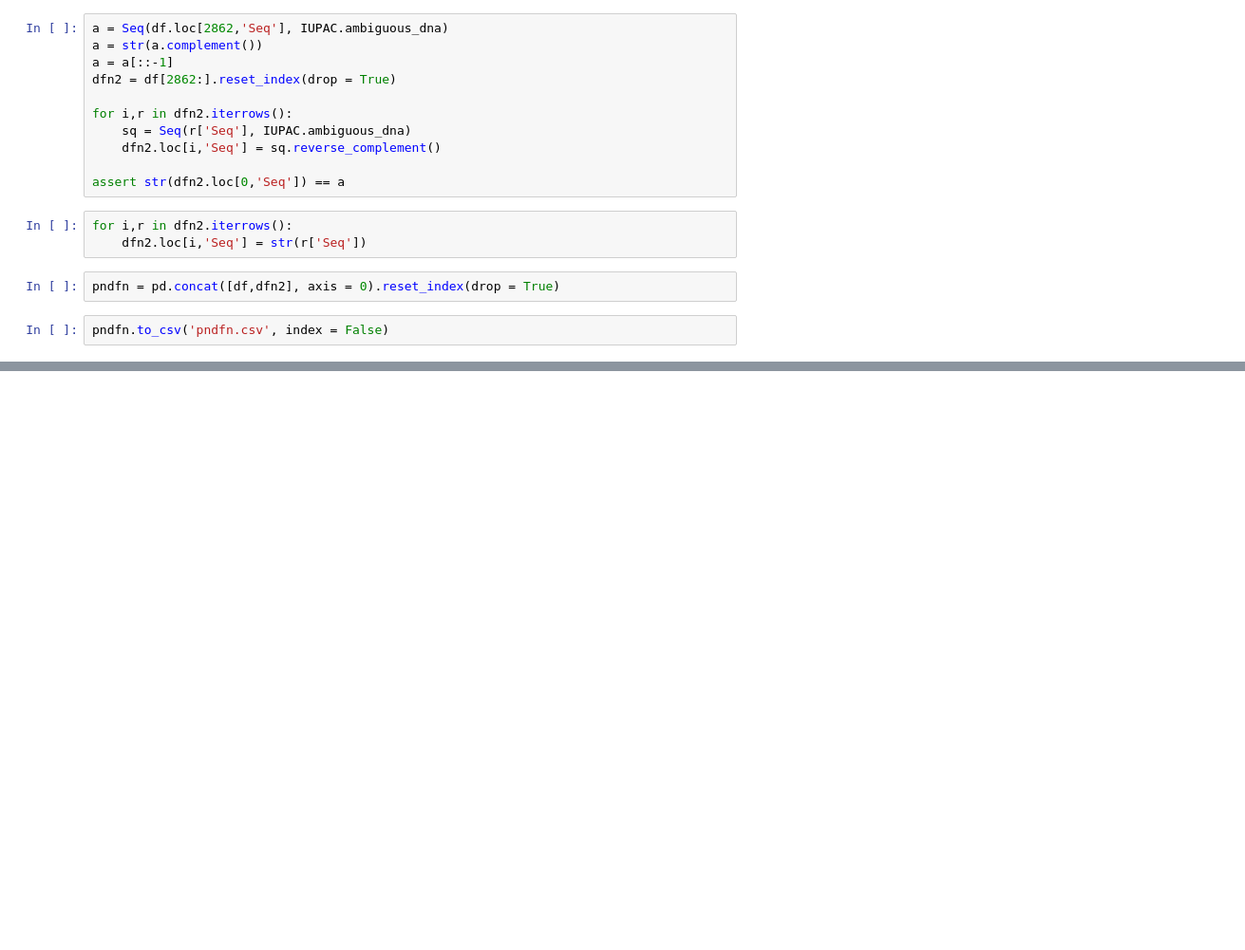
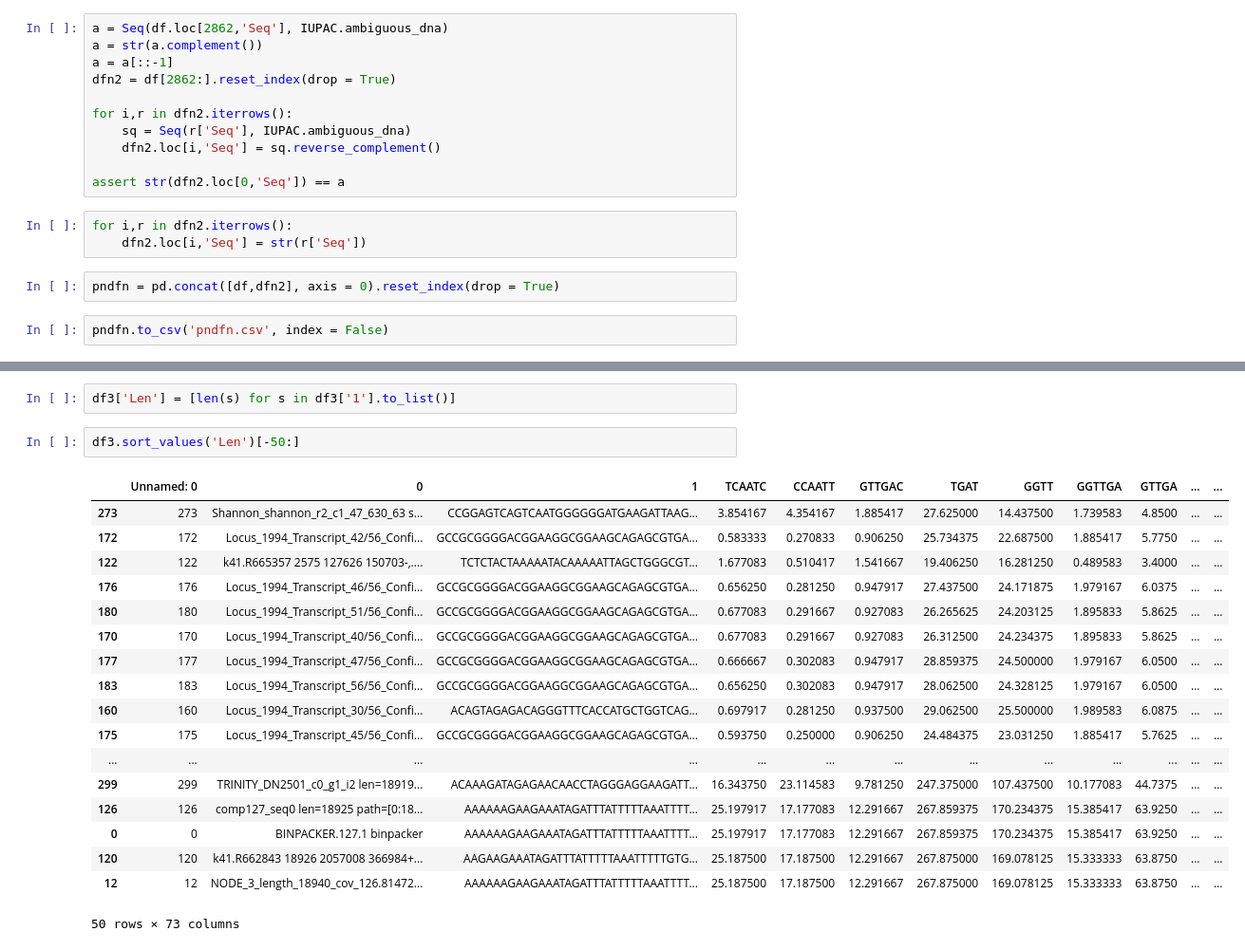
Before and after one commit to DeadlineWasYesterday/V-Classifier, a Jupyter notebook: Combine and label gb entries.ipynb, the cells around one changed output, grey strips where cells are left out. Shown at 95% size. Cells and saved outputs as stored; diff of their text form; blank space fills up the shorter version.

```diff
--- a/Combine and label gb entries.ipynb
+++ b/Combine and label gb entries.ipynb
@@ -854,0 +910,23 @@ pndfn.to_csv('pndfn.csv', index = False)
+# %%
+df3['Len'] = [len(s) for s in df3['1'].to_list()]
+# %%
+df3.sort_values('Len')[-50:]
+# %% [output]
+|  | Unnamed: 0 | 0 | 1 | TCAATC | CCAATT | GTTGAC | TGAT | GGTT | GGTTGA | GTTGA | ... | ... |
+| 273 | 273 | Shannon_shannon_r2_c1_47_630_63 s... | CCGGAGTCAGTCAATGGGGGGATGAAGATTAAG... | 3.854167 | 4.354167 | 1.885417 | 27.625000 | 14.437500 | 1.739583 | 4.8500 | ... | ... |
+| 172 | 172 | Locus_1994_Transcript_42/56_Confi... | GCCGCGGGGACGGAAGGCGGAAGCAGAGCGTGA... | 0.583333 | 0.270833 | 0.906250 | 25.734375 | 22.687500 | 1.885417 | 5.7750 | ... | ... |
+| 122 | 122 | k41.R665357 2575 127626 150703-,.... | TCTCTACTAAAAATACAAAAATTAGCTGGGCGT... | 1.677083 | 0.510417 | 1.541667 | 19.406250 | 16.281250 | 0.489583 | 3.4000 | ... | ... |
+| 176 | 176 | Locus_1994_Transcript_46/56_Confi... | GCCGCGGGGACGGAAGGCGGAAGCAGAGCGTGA... | 0.656250 | 0.281250 | 0.947917 | 27.437500 | 24.171875 | 1.979167 | 6.0375 | ... | ... |
+| 180 | 180 | Locus_1994_Transcript_51/56_Confi... | GCCGCGGGGACGGAAGGCGGAAGCAGAGCGTGA... | 0.677083 | 0.291667 | 0.927083 | 26.265625 | 24.203125 | 1.895833 | 5.8625 | ... | ... |
+| 170 | 170 | Locus_1994_Transcript_40/56_Confi... | GCCGCGGGGACGGAAGGCGGAAGCAGAGCGTGA... | 0.677083 | 0.291667 | 0.927083 | 26.312500 | 24.234375 | 1.895833 | 5.8625 | ... | ... |
+| 177 | 177 | Locus_1994_Transcript_47/56_Confi... | GCCGCGGGGACGGAAGGCGGAAGCAGAGCGTGA... | 0.666667 | 0.302083 | 0.947917 | 28.859375 | 24.500000 | 1.979167 | 6.0500 | ... | ... |
+| 183 | 183 | Locus_1994_Transcript_56/56_Confi... | GCCGCGGGGACGGAAGGCGGAAGCAGAGCGTGA... | 0.656250 | 0.302083 | 0.947917 | 28.062500 | 24.328125 | 1.979167 | 6.0500 | ... | ... |
+| 160 | 160 | Locus_1994_Transcript_30/56_Confi... | ACAGTAGAGACAGGGTTTCACCATGCTGGTCAG... | 0.697917 | 0.281250 | 0.937500 | 29.062500 | 25.500000 | 1.989583 | 6.0875 | ... | ... |
+| 175 | 175 | Locus_1994_Transcript_45/56_Confi... | GCCGCGGGGACGGAAGGCGGAAGCAGAGCGTGA... | 0.593750 | 0.250000 | 0.906250 | 24.484375 | 23.031250 | 1.885417 | 5.7625 | ... | ... |
+| ... | ... | ... | ... | ... | ... | ... | ... | ... | ... | ... | ... | ... |
+| 299 | 299 | TRINITY_DN2501_c0_g1_i2 len=18919... | ACAAAGATAGAGAACAACCTAGGGAGGAAGATT... | 16.343750 | 23.114583 | 9.781250 | 247.375000 | 107.437500 | 10.177083 | 44.7375 | ... | ... |
+| 126 | 126 | comp127_seq0 len=18925 path=[0:18... | AAAAAAGAAGAAATAGATTTATTTTTAAATTTT... | 25.197917 | 17.177083 | 12.291667 | 267.859375 | 170.234375 | 15.385417 | 63.9250 | ... | ... |
+| 0 | 0 | BINPACKER.127.1 binpacker | AAAAAAGAAGAAATAGATTTATTTTTAAATTTT... | 25.197917 | 17.177083 | 12.291667 | 267.859375 | 170.234375 | 15.385417 | 63.9250 | ... | ... |
+| 120 | 120 | k41.R662843 18926 2057008 366984+... | AAGAAGAAATAGATTTATTTTTAAATTTTTGTG... | 25.187500 | 17.187500 | 12.291667 | 267.875000 | 169.078125 | 15.333333 | 63.8750 | ... | ... |
+| 12 | 12 | NODE_3_length_18940_cov_126.81472... | AAAAAAGAAGAAATAGATTTATTTTTAAATTTT... | 25.187500 | 17.187500 | 12.291667 | 267.875000 | 169.078125 | 15.333333 | 63.8750 | ... | ... |
+50 rows × 73 columns
```
Also changed, not shown: parts of 15 cells of this notebook, 16 other files.
